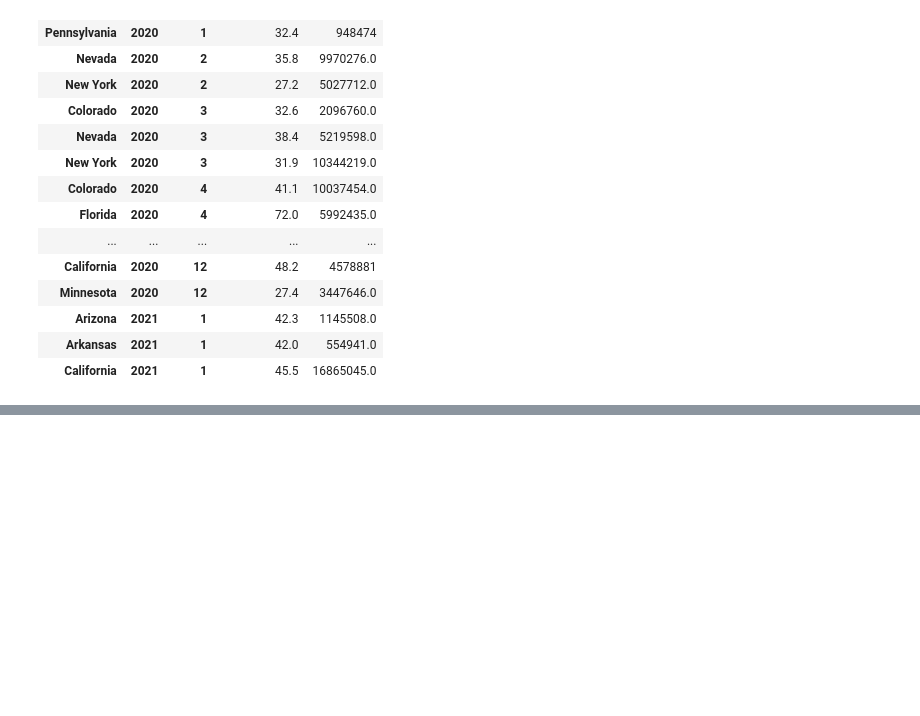
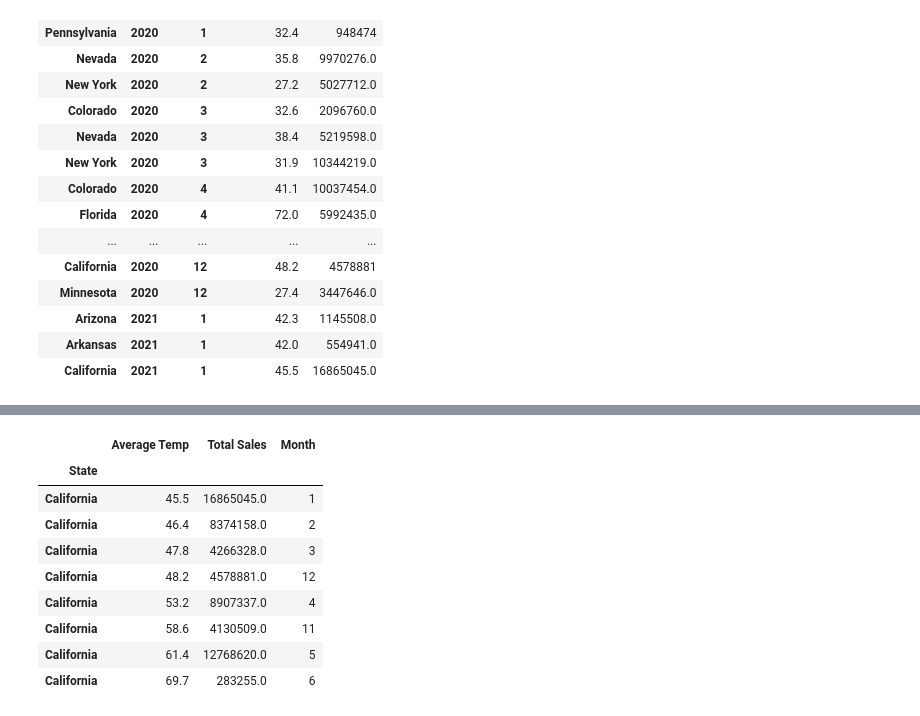
Before and after one commit to Krinnik/adidas_sales_temp_analysis, a Jupyter notebook: workspace.ipynb, the cells around one changed output, grey strips where cells are left out. Cells and saved outputs as stored; diff of their text form; code cells hidden in the pictures; blank space fills up the shorter version.

```diff
--- a/workspace.ipynb
+++ b/workspace.ipynb
@@ -400,0 +486,5 @@ adidas_temps.head(35)
+# %%
+adidas_temps = adidas_temps.sort_values('Total Sales', ascending=True)
+# %%
+avg_temp_california = adidas_temps['Average Temp'].loc['California']
+total_sales_california = adidas_temps['Total Sales'].loc['California']
@@ -400,0 +509,14 @@ adidas_temps.head(35)
+# %%
+california_merged = california_merged.sort_values('Average Temp', ascending=True)
+california_merged.head(10)
+# %% [output]
+|  | Average Temp | Total Sales | Month |
+| State |  |  |  |
+| California | 45.5 | 16865045.0 | 1 |
+| California | 46.4 | 8374158.0 | 2 |
+| California | 47.8 | 4266328.0 | 3 |
+| California | 48.2 | 4578881.0 | 12 |
+| California | 53.2 | 8907337.0 | 4 |
+| California | 58.6 | 4130509.0 | 11 |
+| California | 61.4 | 12768620.0 | 5 |
+| California | 69.7 | 283255.0 | 6 |
```
Also changed, not shown: parts of 12 cells of this notebook.
